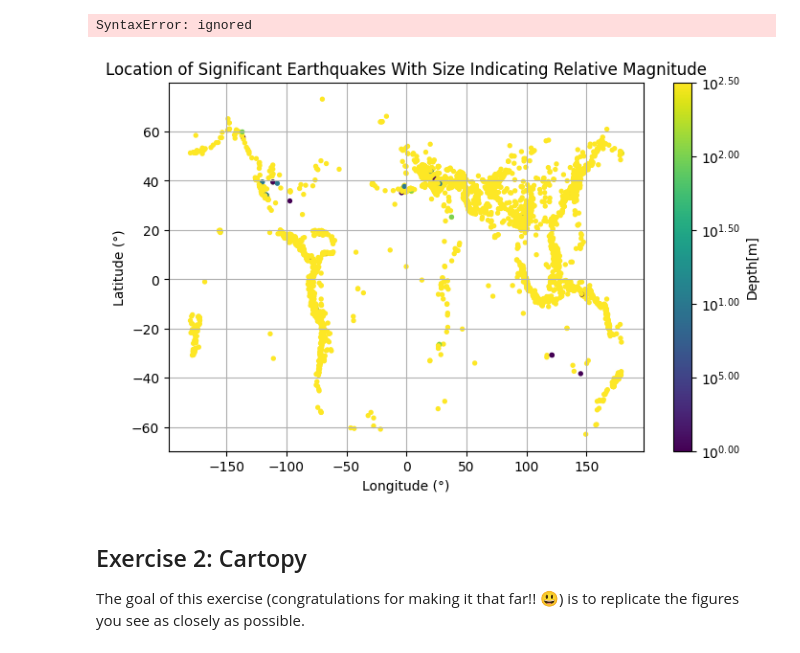
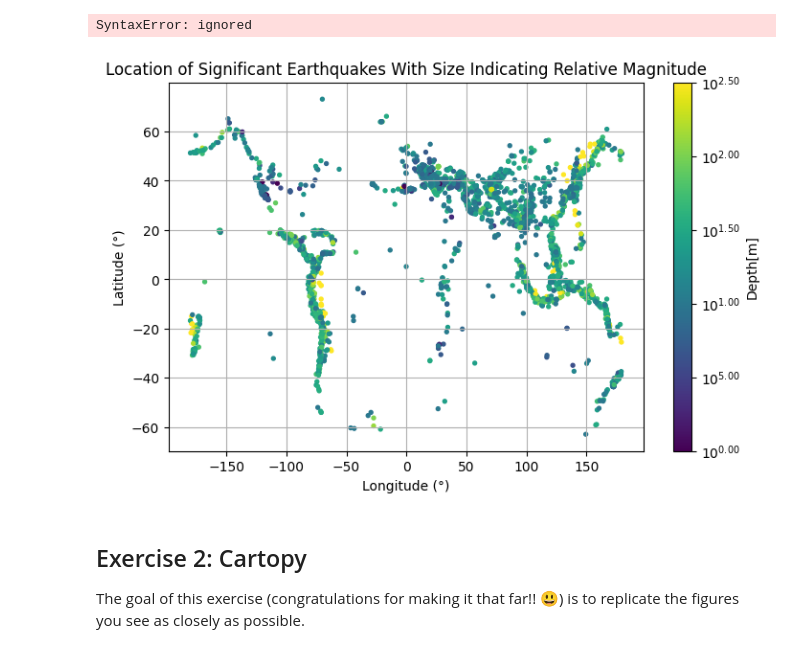
Before and after one commit to mdunand2/2023_Intro_Python, a Jupyter notebook: ML_EES/IP/W2_S2.ipynb, the cells around one changed output. Drawn from its saved outputs; the diff is of its cells as text; code cells hidden in the pictures.

```diff
--- a/ML_EES/IP/W2_S2.ipynb
+++ b/ML_EES/IP/W2_S2.ipynb
@@ -135,15 +135,15 @@ SyntaxError: ignored
 # %%
 fig, ax = plt.subplots(figsize=(8,5))
 
-ctemp=ax.scatter(longitude,latitude,s=8, c = depth, marker='o',cmap='viridis',vmin=0,vmax=2.5)
+ctemp=ax.scatter(longitude,latitude,s=8, c = np.log10 (depth), marker='o',cmap='viridis',vmin=0,vmax=2.5)
 ax.set_xlabel('Longitude (°)')
 ax.set_ylabel('Latitude (°)')
 plt.grid()
 plt.colorbar(ctemp,ax=ax,label='Depth[m]',format=ticker.FuncFormatter(fmt))
 plt.title('Location of Significant Earthquakes With Size Indicating Relative Magnitude')
 plt.show()
 # %% [output]
-[figure, old version]
+[figure, new version]
 # %% [markdown]
 ## Exercise 2: Cartopy
 
```
